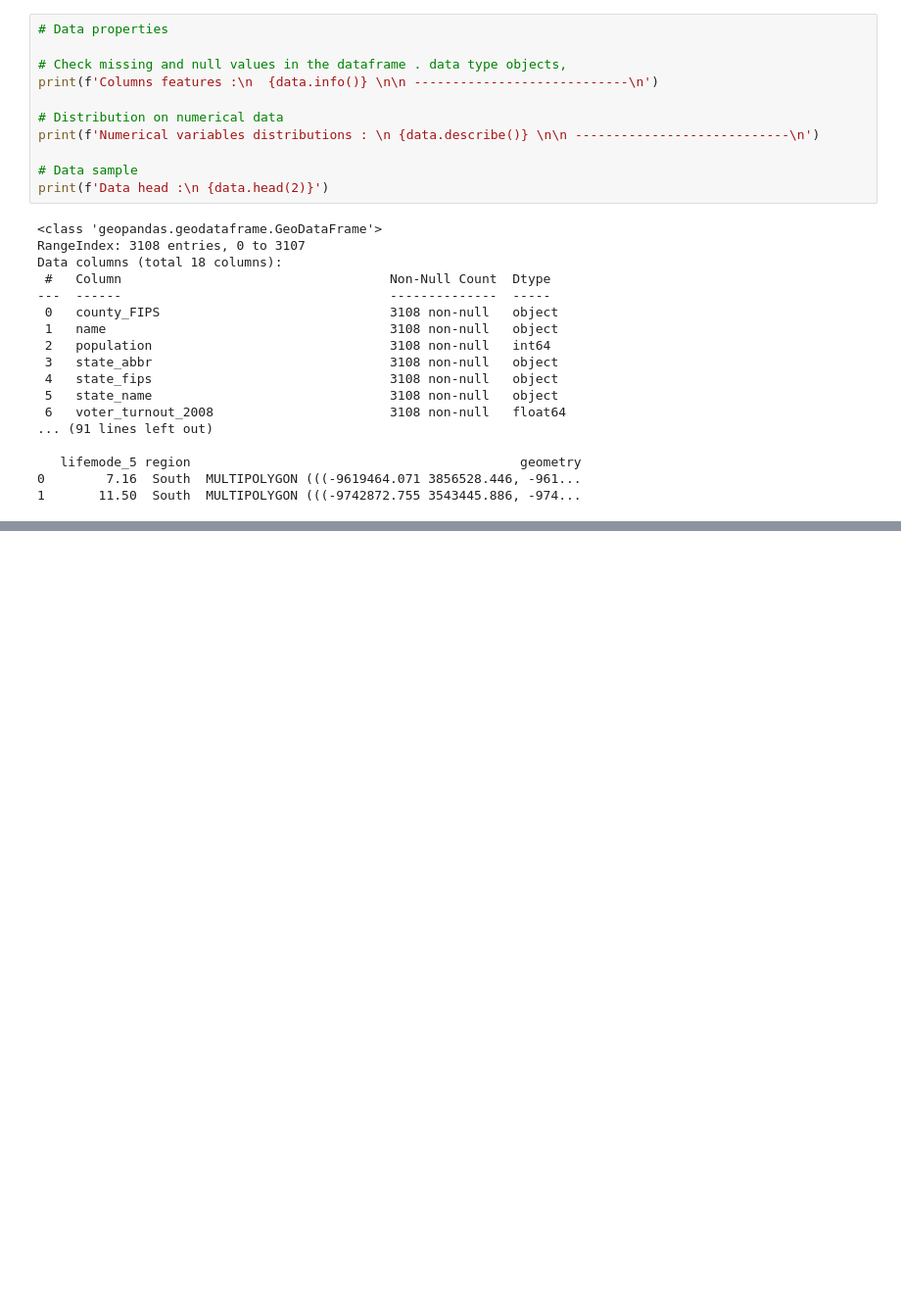
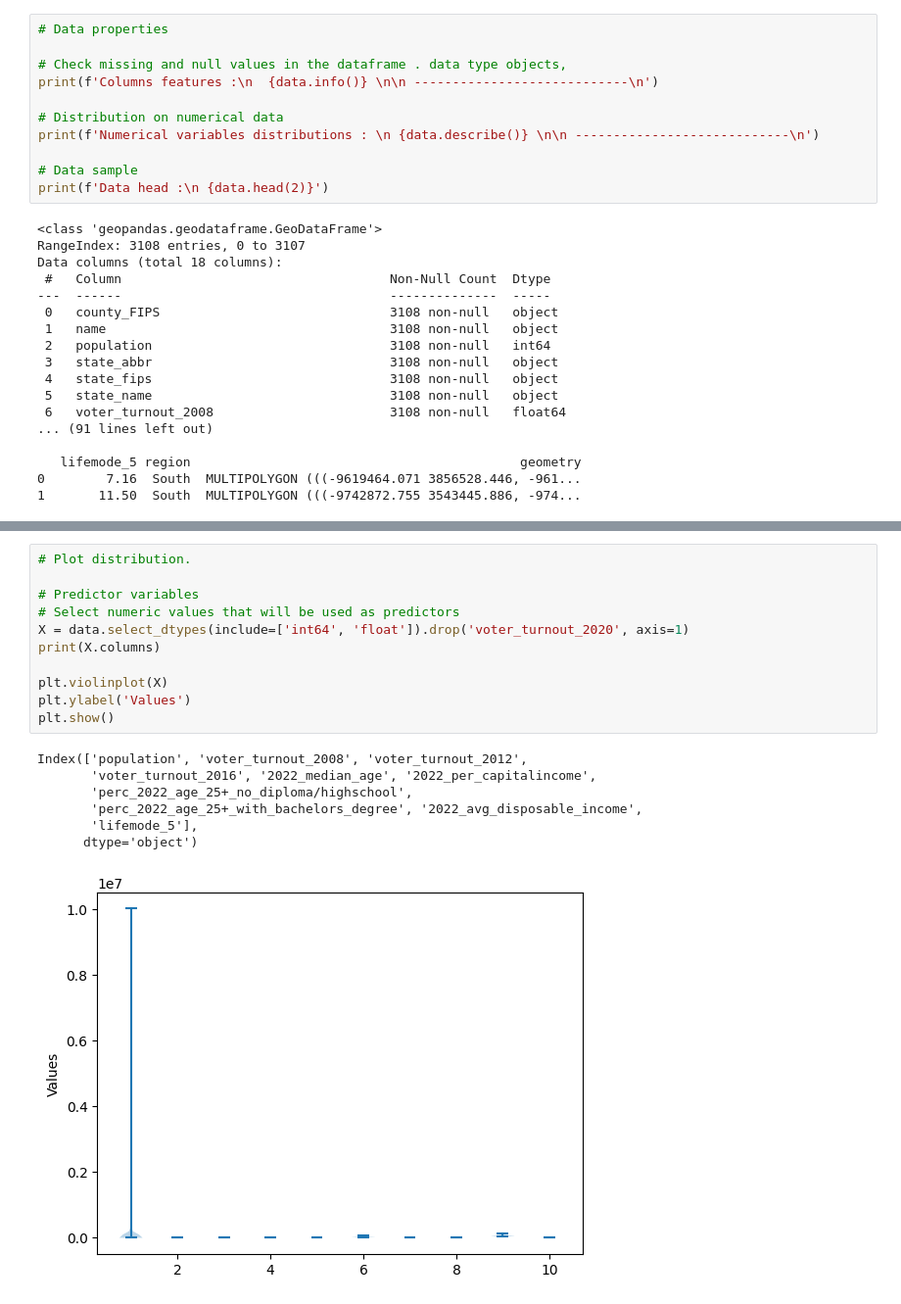
Before and after one commit to kechcole/Machine-Learning, a Jupyter notebook: Notebook/6.Support_Vector_Machine_Regressor.ipynb, the cells around one changed output, grey strips where cells are left out. Shown at 98% size. Cells and saved outputs as stored; diff of their text form; blank space fills up the shorter version.

```diff
--- a/Notebook/6.Support_Vector_Machine_Regressor.ipynb
+++ b/Notebook/6.Support_Vector_Machine_Regressor.ipynb
@@ -101,0 +112,19 @@ Data columns (total 18 columns):
+# %%
+# Plot distribution.
+
+# Predictor variables
+# Select numeric values that will be used as predictors
+X = data.select_dtypes(include=['int64', 'float']).drop('voter_turnout_2020', axis=1)
+print(X.columns)
+
+plt.violinplot(X)
+plt.ylabel('Values')
+plt.show()
+# %% [output]
+Index(['population', 'voter_turnout_2008', 'voter_turnout_2012',
+       'voter_turnout_2016', '2022_median_age', '2022_per_capitalincome',
+       'perc_2022_age_25+_no_diploma/highschool',
+       'perc_2022_age_25+_with_bachelors_degree', '2022_avg_disposable_income',
+       'lifemode_5'],
+      dtype='object')
+[figure, added]
```
Also changed, not shown: parts of 5 cells of this notebook.
